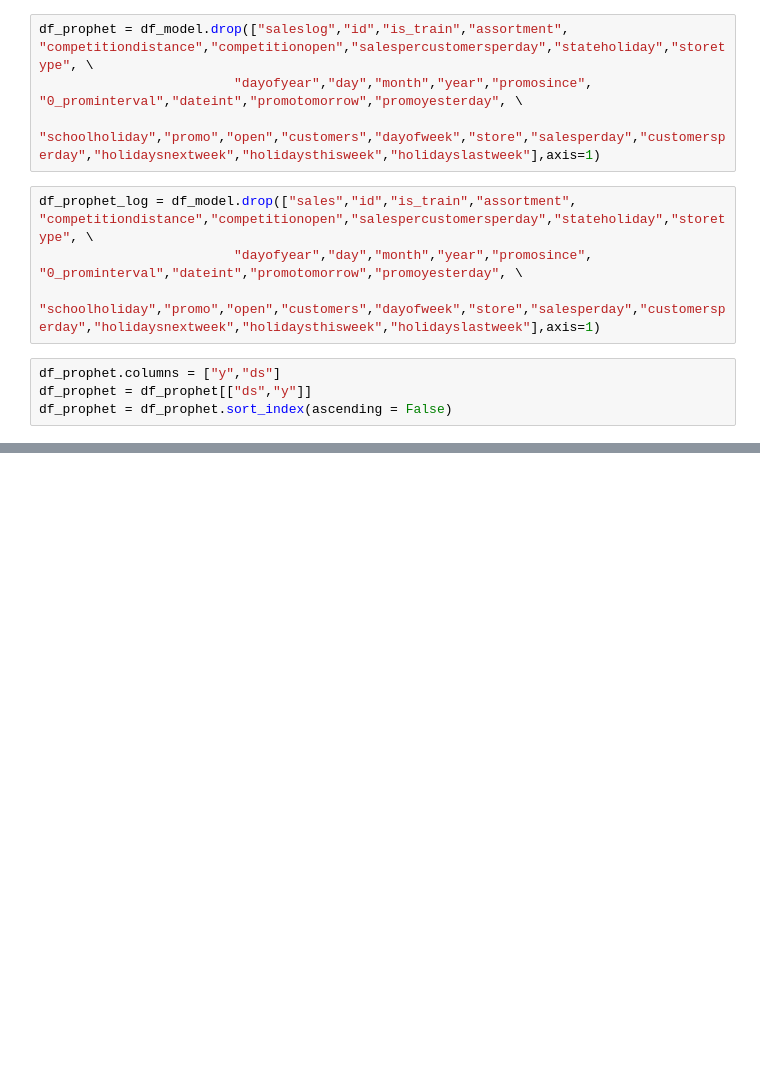
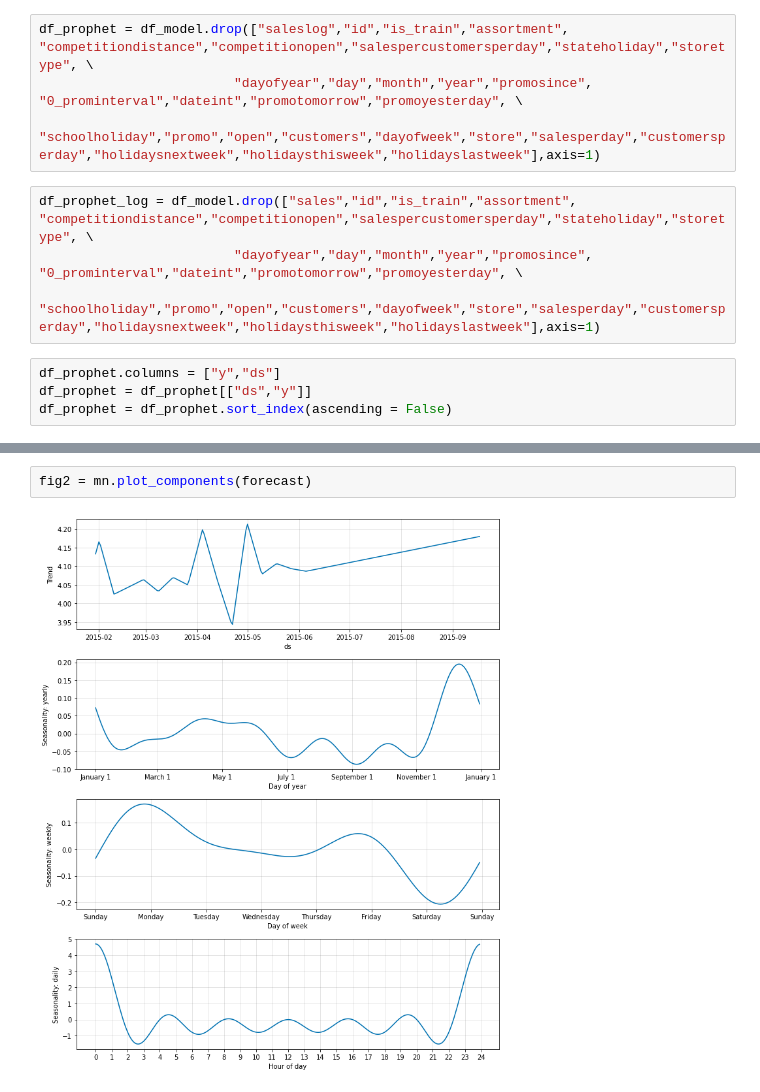
Before and after one commit to bur-oez/Capstone-Project-Rossman-Sales, a Jupyter notebook: 05_Predictive_Modelling.ipynb, the cells around one changed output, grey strips where cells are left out. Saved outputs shown, nothing was run; the diff lists cells and outputs as text; blank space fills up the shorter version.

```diff
--- a/05_Predictive_Modelling.ipynb
+++ b/05_Predictive_Modelling.ipynb
@@ -234,0 +314,4 @@ forecast_sales.shape
+# %%
+fig2 = mn.plot_components(forecast)
+# %% [output]
+[figure, added]
```
Also changed, not shown: parts of 28 cells of this notebook.
